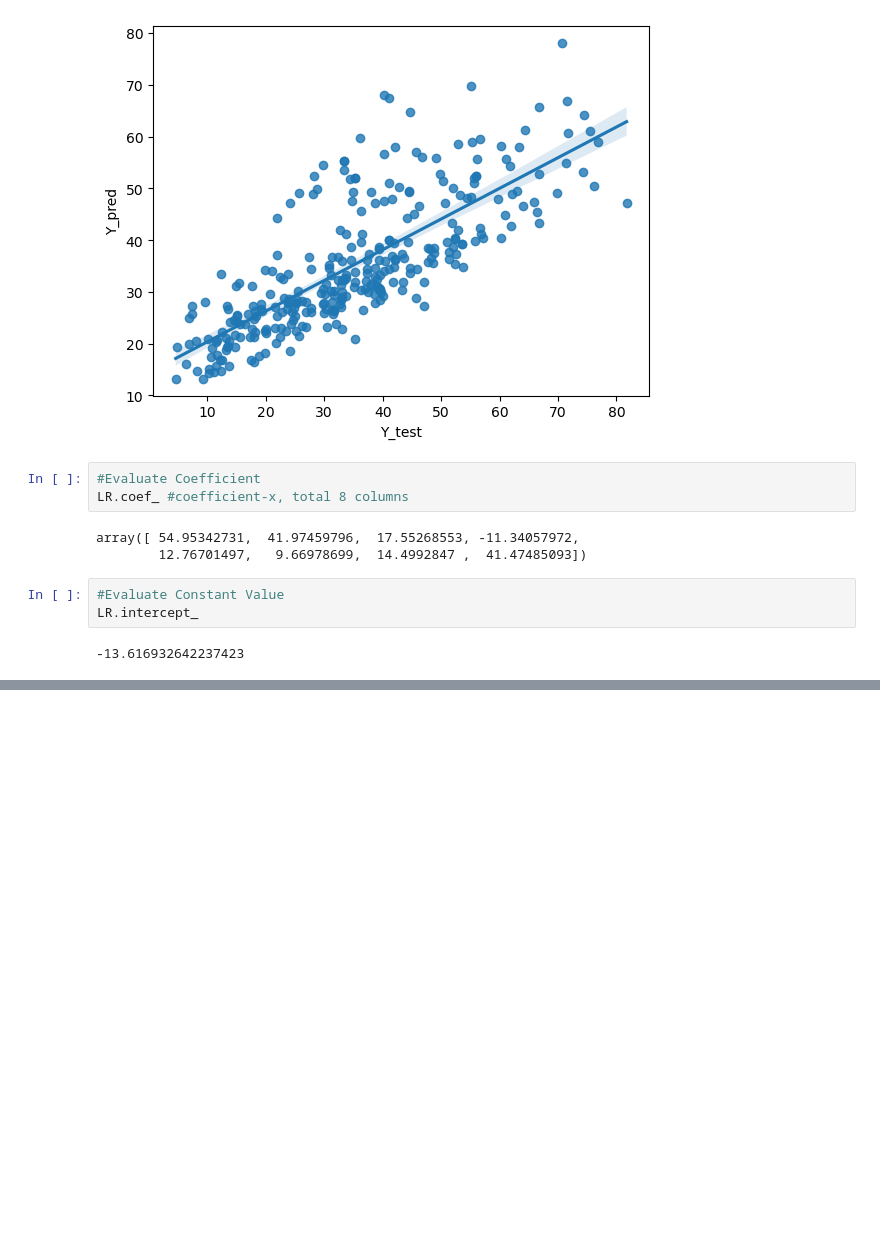
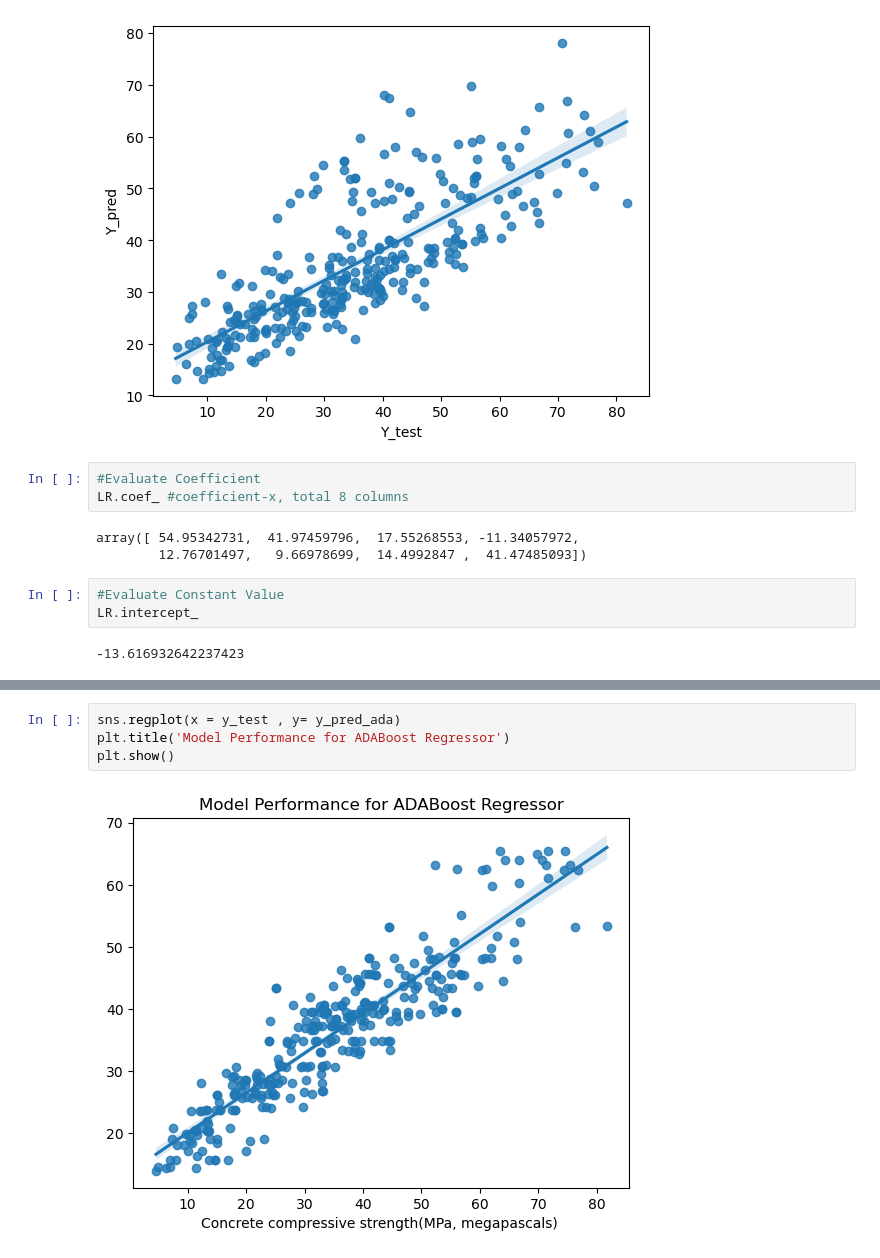
Before and after one commit to Pavitrakumar45/CementPrediction_Model, a Jupyter notebook: Model.ipynb, the cells around one changed output, grey strips where cells are left out. Cells and saved outputs as stored; diff of their text form; blank space fills up the shorter version.

```diff
--- a/Model.ipynb
+++ b/Model.ipynb
@@ -366,0 +415,6 @@ array([0.32877266, 0.06870127, 0.01788077, 0.11170845, 0.07277108,
+# %%
+sns.regplot(x = y_test , y= y_pred_ada)
+plt.title('Model Performance for ADABoost Regressor')
+plt.show()
+# %% [output]
+[figure, added]
```
Also changed, not shown: parts of 17 cells of this notebook, 1 other file.
